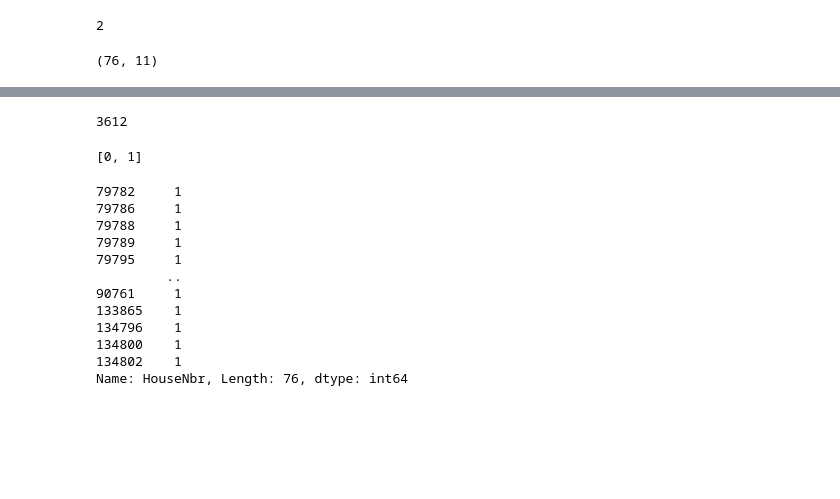
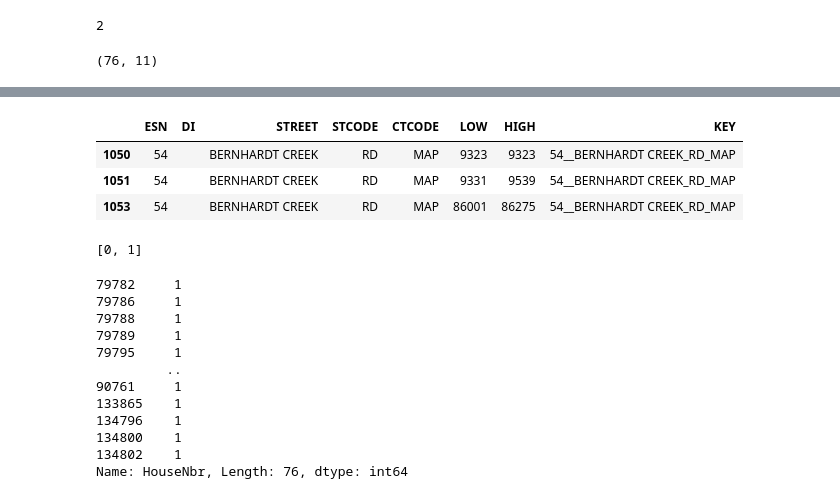
Before and after one commit to dongmeic/RLID, a Jupyter notebook: Address-MSAG/3.match_address_points_with_Intrado.ipynb, the cells around one changed output, grey strips where cells are left out. Drawn from its saved outputs; the diff is of its cells as text; code cells hidden in the pictures; blank space fills up the shorter version.

```diff
--- a/Address-MSAG/3.match_address_points_with_Intrado.ipynb
+++ b/Address-MSAG/3.match_address_points_with_Intrado.ipynb
@@ -88,0 +93,8 @@ ie_sdf
+# %%
+def to_int(x):
+    try:
+        return int(x)
+    except:
+        return -1
+# %%
+ie_sdf.LOW = ie_sdf.LOW.apply(to_int)
@@ -155,10 +182,17 @@ ap_sdf.head()
 | 79788 | 1 | 163 | E | 25TH | AVE | EUGENE | POINT (4240524.951 872399.083) | EUG | 1_E_25TH_AVE_EUG | NaN | NaN |
 | 79789 | 1 | 195 | E | 25TH | AVE | EUGENE | POINT (4240588.538 872392.268) | EUG | 1_E_25TH_AVE_EUG | NaN | NaN |
 | 79795 | 1 | 50 | E | 25TH | AVE | EUGENE | POINT (4240126.873 872295.902) | EUG | 1_E_25TH_AVE_EUG | NaN | NaN |
+# %%
+ie_sdf.HIGH = ie_sdf.HIGH.apply(to_int)
 # %%
-ie_sdf.HIGH.values[0]
+ie_sdf = ie_sdf[((ie_sdf.LOW >= 0) | (ie_sdf.HIGH >= 0))]
-# %% [output]
-3612
+# %%
+ie_sdf
+# %% [output]
+|  | ESN | DI | STREET | STCODE | CTCODE | LOW | HIGH | KEY |
+| 1050 | 54 |  | BERNHARDT CREEK | RD | MAP | 9323 | 9323 | 54__BERNHARDT CREEK_RD_MAP |
+| 1051 | 54 |  | BERNHARDT CREEK | RD | MAP | 9331 | 9539 | 54__BERNHARDT CREEK_RD_MAP |
+| 1053 | 54 |  | BERNHARDT CREEK | RD | MAP | 86001 | 86275 | 54__BERNHARDT CREEK_RD_MAP |
 # %%
 def withinRange(x, ie_sdf):
     for i in range(ie_sdf.shape[0]):
```
Also changed, not shown: parts of 9 cells of this notebook.
